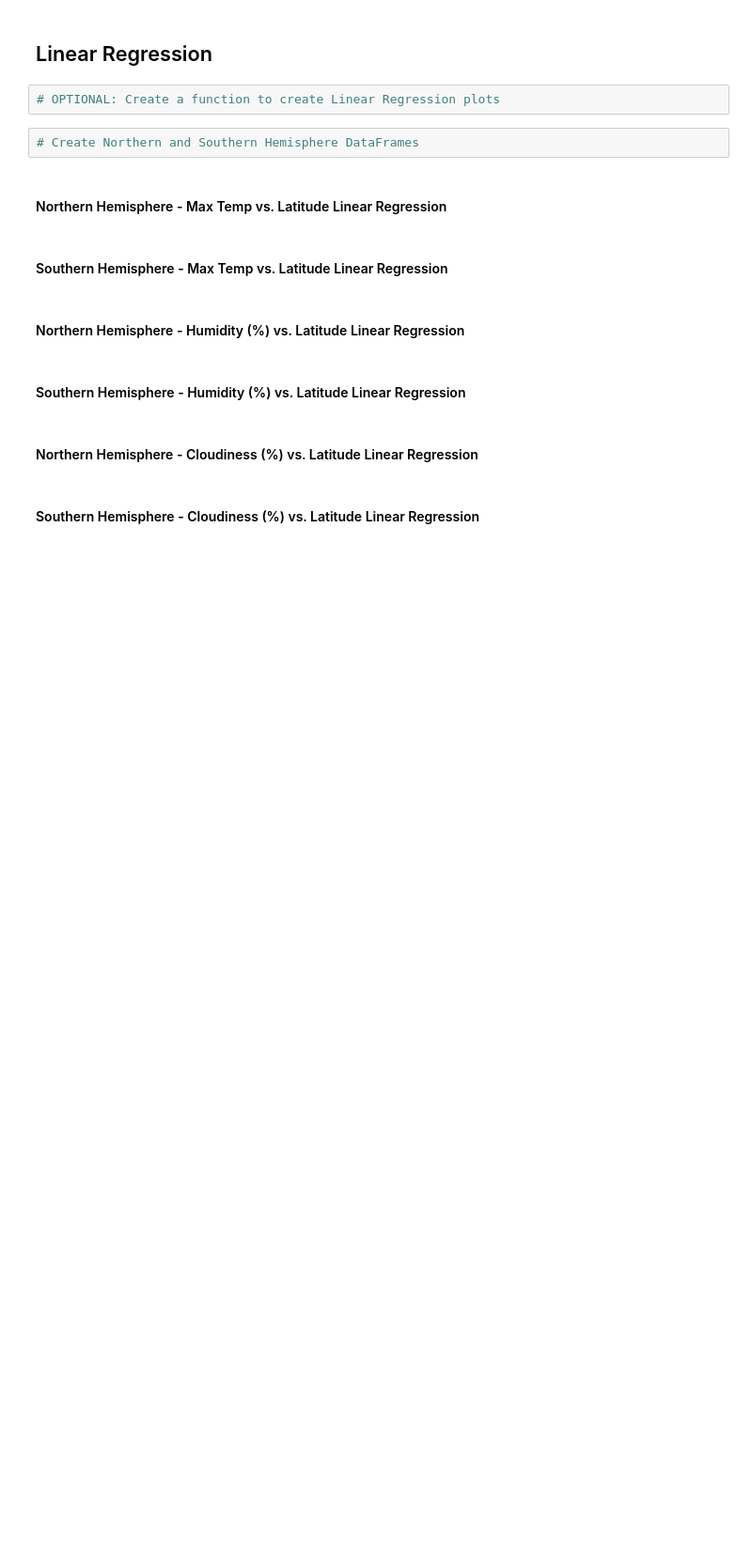
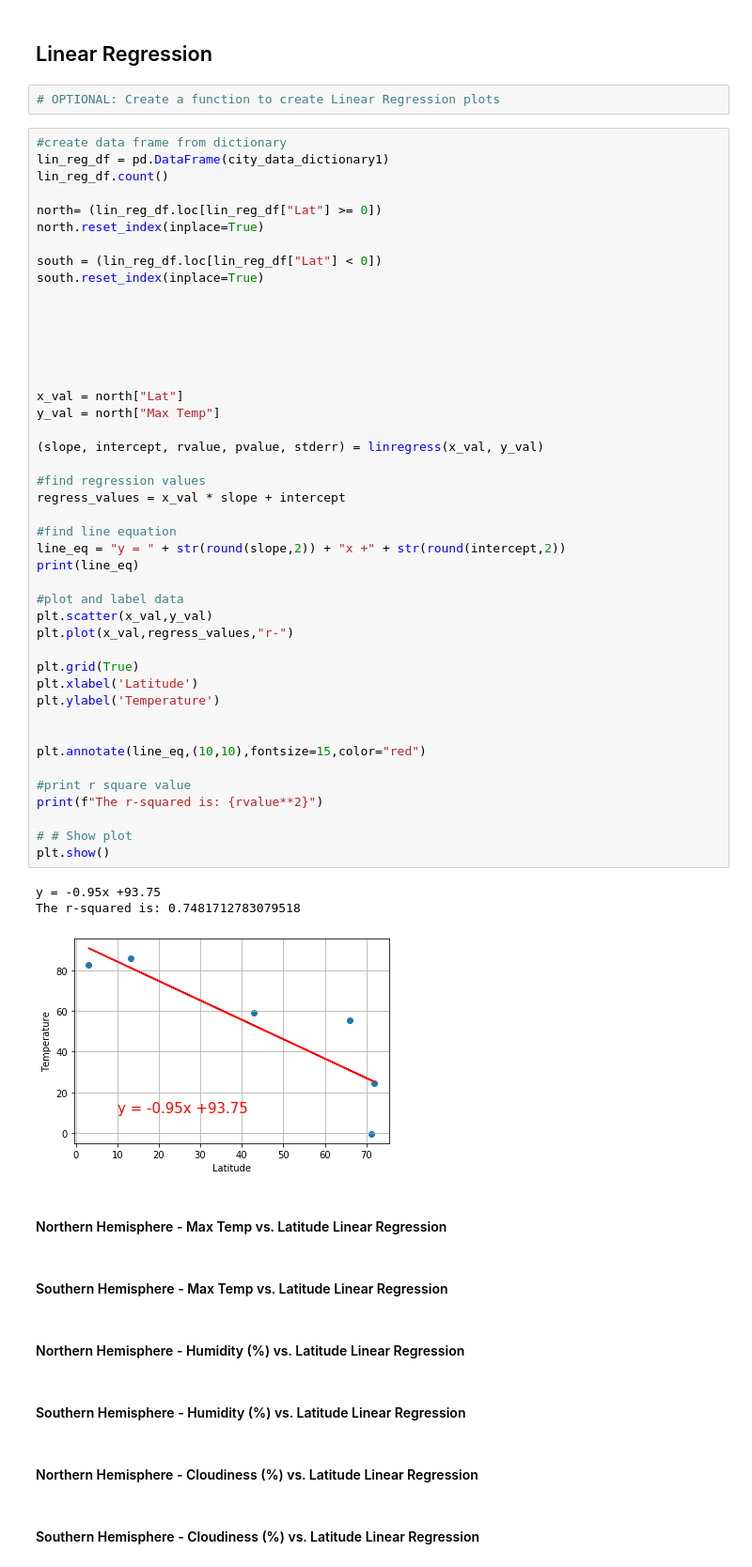
Before and after one commit to EMENGH/python-api-challenge, a Jupyter notebook: WeatherPy/WeatherPy.ipynb, the cells around one changed output. Shown at 94% size. Drawn from its saved outputs; the diff is of its cells as text; blank space fills up the shorter version.

```diff
--- a/WeatherPy/WeatherPy.ipynb
+++ b/WeatherPy/WeatherPy.ipynb
@@ -225,8 +232,54 @@ plt.show()
 ## Linear Regression
 # %%
 # OPTIONAL: Create a function to create Linear Regression plots
-# %%
-# Create Northern and Southern Hemisphere DataFrames
+# %%
+#create data frame from dictionary
+lin_reg_df = pd.DataFrame(city_data_dictionary1)
+lin_reg_df.count()
+
+north= (lin_reg_df.loc[lin_reg_df["Lat"] >= 0])
+north.reset_index(inplace=True)
+
+south = (lin_reg_df.loc[lin_reg_df["Lat"] < 0])
+south.reset_index(inplace=True)
+
+
+
+
+
+
+x_val = north["Lat"]
+y_val = north["Max Temp"]
+
+(slope, intercept, rvalue, pvalue, stderr) = linregress(x_val, y_val)
+
+#find regression values
+regress_values = x_val * slope + intercept
+
+#find line equation
+line_eq = "y = " + str(round(slope,2)) + "x +" + str(round(intercept,2))
+print(line_eq)
+
+#plot and label data
+plt.scatter(x_val,y_val)
+plt.plot(x_val,regress_values,"r-")
+
+plt.grid(True)
+plt.xlabel('Latitude')
+plt.ylabel('Temperature')
+
+
+plt.annotate(line_eq,(10,10),fontsize=15,color="red")
+
+#print r square value
+print(f"The r-squared is: {rvalue**2}")
+
+# # Show plot
+plt.show()
+# %% [output]
+y = -0.95x +93.75
+The r-squared is: 0.7481712783079518
+[figure, added]
 # %% [markdown]
 ####  Northern Hemisphere - Max Temp vs. Latitude Linear Regression
 # %% [markdown]
```
Also changed, not shown: parts of 8 cells of this notebook.
